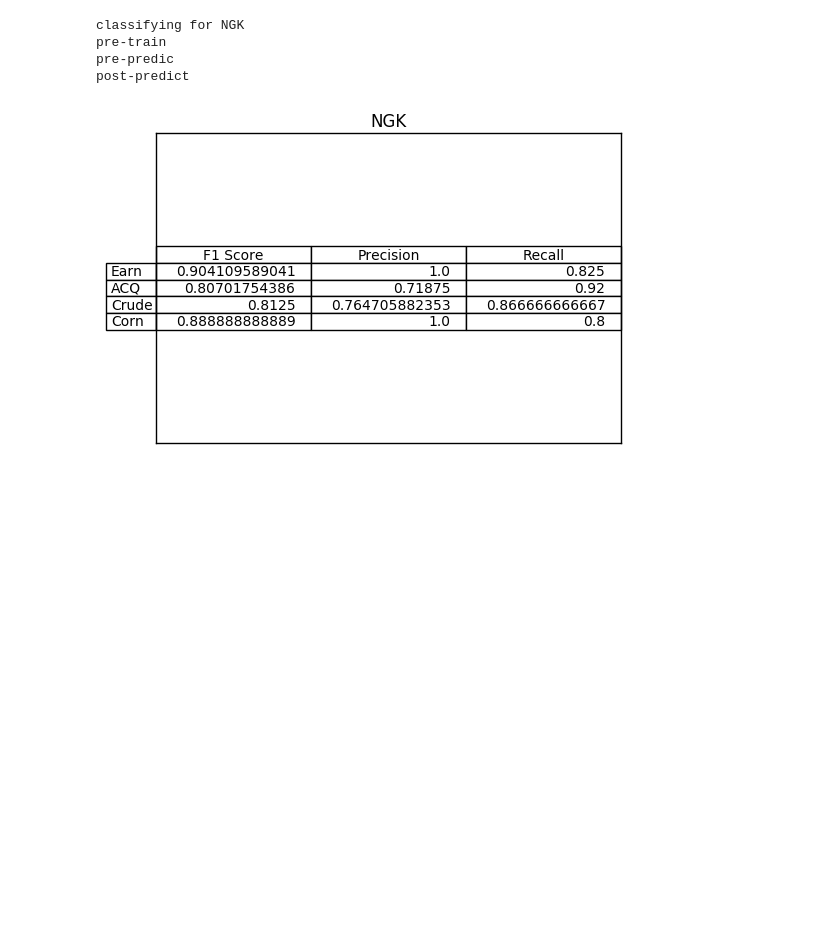
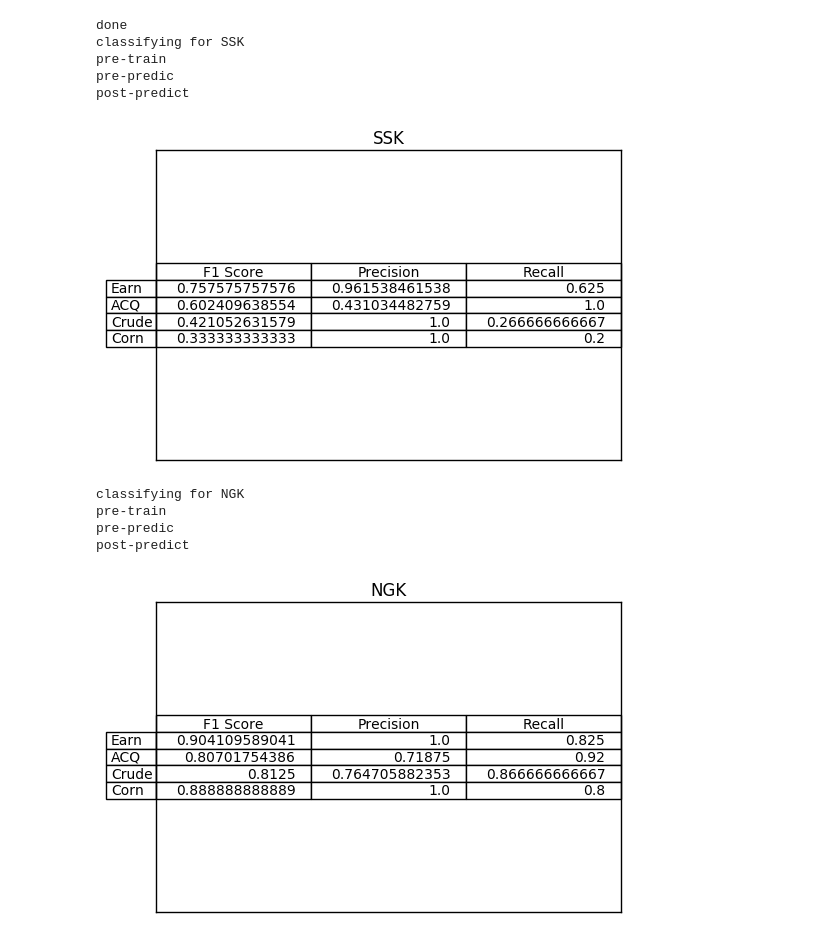
Before and after one commit to fabianschilling/string-kernels, a Jupyter notebook: notebooks/StartExperiment.ipynb, the cells around one changed output. Saved outputs shown, nothing was run; the diff lists cells and outputs as text; code cells hidden in the pictures; blank space fills up the shorter version.

Commit message:
made SKK k combi test work

```diff
--- a/notebooks/StartExperiment.ipynb
+++ b/notebooks/StartExperiment.ipynb
@@ -14,3 +14,12 @@ done
+# %%
+testExp.run_SSK_k_Combi_test("../results/test/full12", "../results/test/full14")
+# %% [output]
+done
+classifying for SSK
+pre-train
+pre-predic
+post-predict
+[figure, added]
 # %%
 
 testExp.run_fast_NGK_test(3)
```
Also changed, not shown: parts of 3 cells of this notebook, 1 other file.
